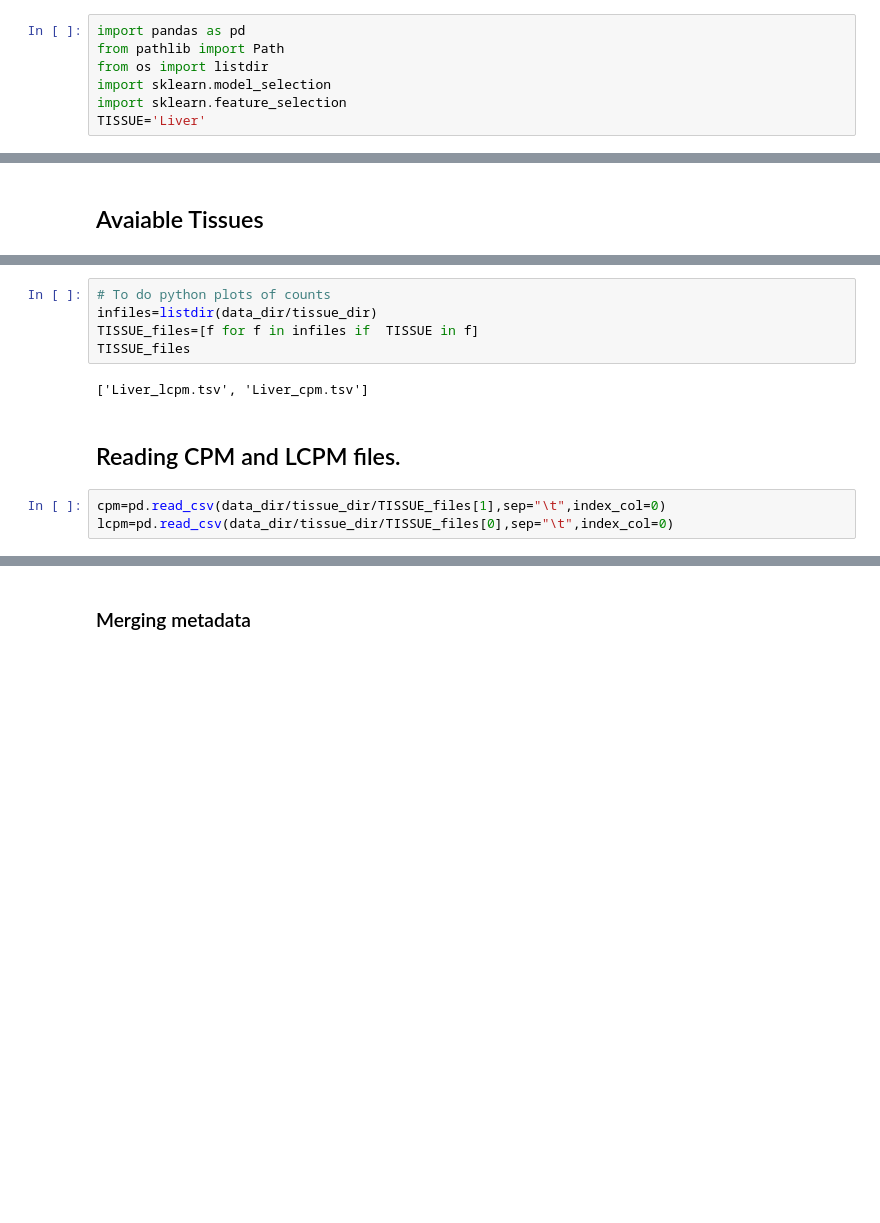
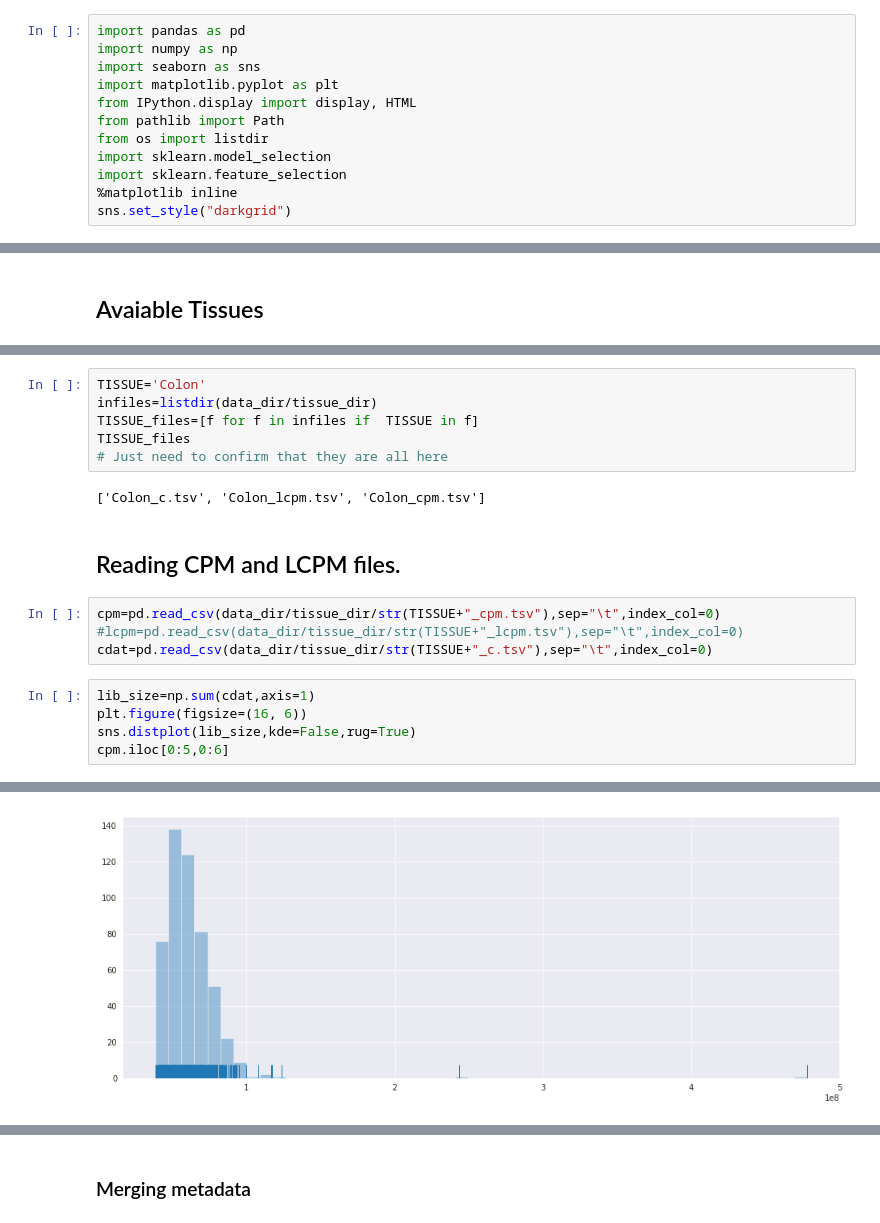
Before and after one commit to edgeslab/cs418-project-RNAge, a Jupyter notebook: perTissue_models.ipynb, the cells around one changed output, grey strips where cells are left out. Drawn from its saved outputs; the diff is of its cells as text; blank space fills up the shorter version.

```diff
--- a/perTissue_models.ipynb
+++ b/perTissue_models.ipynb
@@ -5,11 +5,16 @@
 ## Database Setup
 # %%
 import pandas as pd
+import numpy as np
+import seaborn as sns
+import matplotlib.pyplot as plt
+from IPython.display import display, HTML
 from pathlib import Path
 from os import listdir
 import sklearn.model_selection
 import sklearn.feature_selection
-TISSUE='Liver'
+%matplotlib inline
+sns.set_style("darkgrid")
 # %%
 data_dir=Path("data")
 tissue_dir=Path("tissue-specific")
@@ -31,12 +83,20 @@ meta.iloc[0:3,:]
 # %%
-# To do python plots of counts
+TISSUE='Colon'
 infiles=listdir(data_dir/tissue_dir)
 TISSUE_files=[f for f in infiles if  TISSUE in f]
 TISSUE_files
+# Just need to confirm that they are all here
 # %% [output]
-['Liver_lcpm.tsv', 'Liver_cpm.tsv']
+['Colon_c.tsv', 'Colon_lcpm.tsv', 'Colon_cpm.tsv']
 # %% [markdown]
 ## Reading CPM and LCPM files.
 # %%
-cpm=pd.read_csv(data_dir/tissue_dir/TISSUE_files[1],sep="\t",index_col=0)
-lcpm=pd.read_csv(data_dir/tissue_dir/TISSUE_files[0],sep="\t",index_col=0)
+cpm=pd.read_csv(data_dir/tissue_dir/str(TISSUE+"_cpm.tsv"),sep="\t",index_col=0)
+#lcpm=pd.read_csv(data_dir/tissue_dir/str(TISSUE+"_lcpm.tsv"),sep="\t",index_col=0)
+cdat=pd.read_csv(data_dir/tissue_dir/str(TISSUE+"_c.tsv"),sep="\t",index_col=0)
+# %%
+lib_size=np.sum(cdat,axis=1)
+plt.figure(figsize=(16, 6))
+sns.distplot(lib_size,kde=False,rug=True)
+cpm.iloc[0:5,0:6]
+# %% [output]
@@ -43 +109,2 @@ lcpm=pd.read_csv(data_dir/tissue_dir/TISSUE_files[0],sep="\t",index_col=0)
+[figure, added]
 # %%
```
Also changed, not shown: parts of 36 cells of this notebook, 7 other files.
